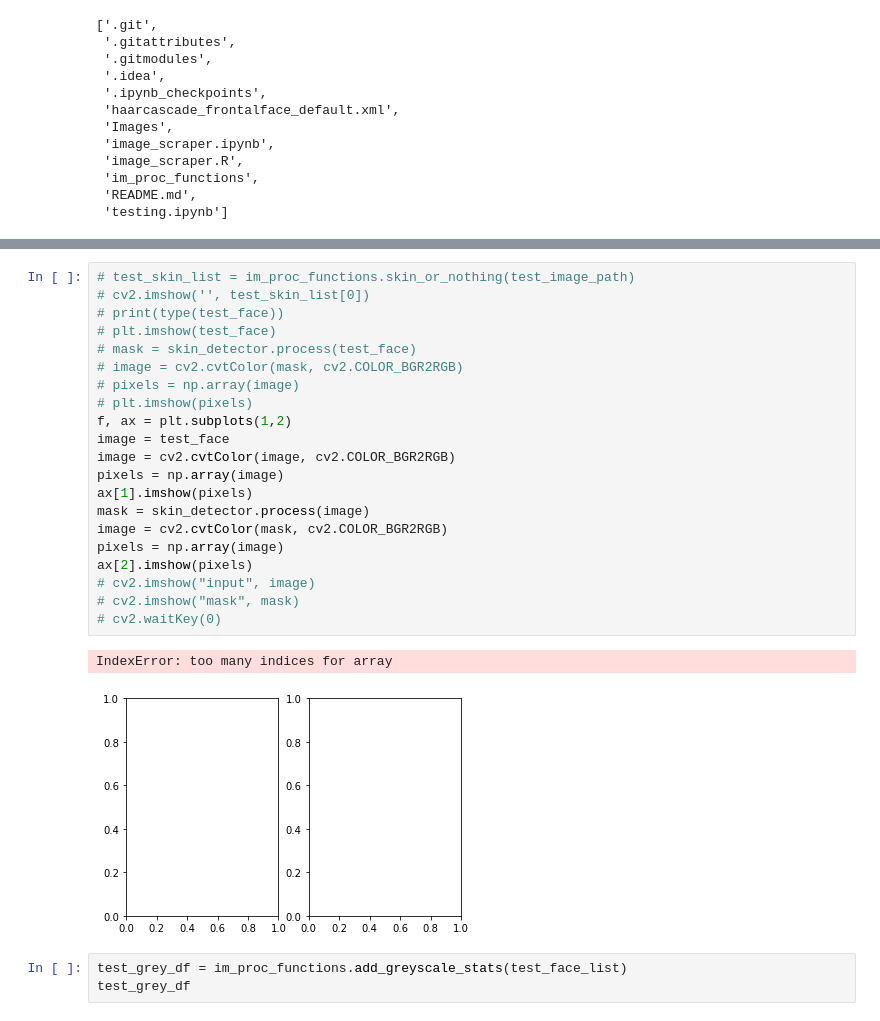
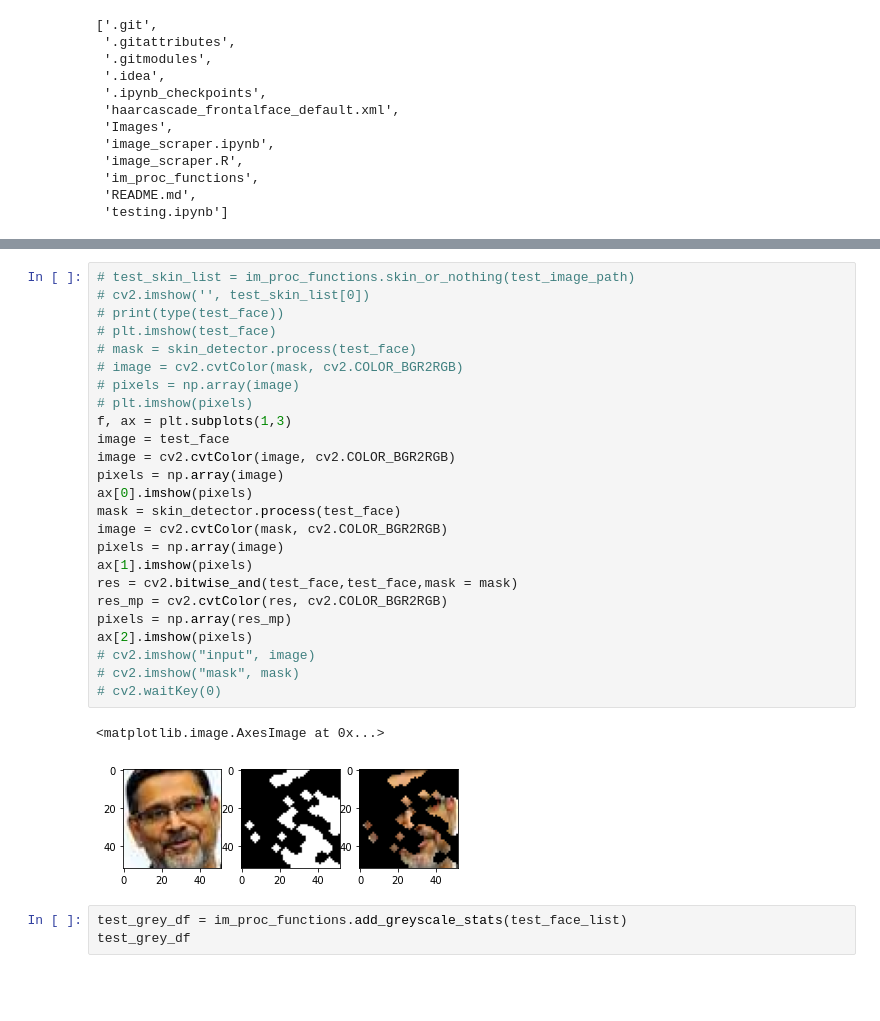
Before and after one commit to vvaynethomas/Colorism-Analysis, a Jupyter notebook: testing.ipynb, the cells around one changed output, grey strips where cells are left out. Cells and saved outputs as stored; diff of their text form; blank space fills up the shorter version.

```diff
--- a/testing.ipynb
+++ b/testing.ipynb
@@ -49,27 +49,31 @@ plt.imshow(pixels)
 # %%
 # test_skin_list = im_proc_functions.skin_or_nothing(test_image_path)
 # cv2.imshow('', test_skin_list[0])
 # print(type(test_face))
 # plt.imshow(test_face)
 # mask = skin_detector.process(test_face)
 # image = cv2.cvtColor(mask, cv2.COLOR_BGR2RGB)
 # pixels = np.array(image)
 # plt.imshow(pixels)
-f, ax = plt.subplots(1,2)
+f, ax = plt.subplots(1,3)
 image = test_face
 image = cv2.cvtColor(image, cv2.COLOR_BGR2RGB)
 pixels = np.array(image)
-ax[1].imshow(pixels)
-mask = skin_detector.process(image)
+ax[0].imshow(pixels)
+mask = skin_detector.process(test_face)
 image = cv2.cvtColor(mask, cv2.COLOR_BGR2RGB)
 pixels = np.array(image)
+ax[1].imshow(pixels)
+res = cv2.bitwise_and(test_face,test_face,mask = mask)
+res_mp = cv2.cvtColor(res, cv2.COLOR_BGR2RGB)
+pixels = np.array(res_mp)
 ax[2].imshow(pixels)
 # cv2.imshow("input", image)
 # cv2.imshow("mask", mask)
 # cv2.waitKey(0)
 # %% [output]
-IndexError: too many indices for array
+<matplotlib.image.AxesImage at 0x...>
-[figure, old version]
+[figure, new version]
 # %%
 test_grey_df = im_proc_functions.add_greyscale_stats(test_face_list)
 test_grey_df
```
Also changed, not shown: parts of 1 cell of this notebook, 1 other file.
